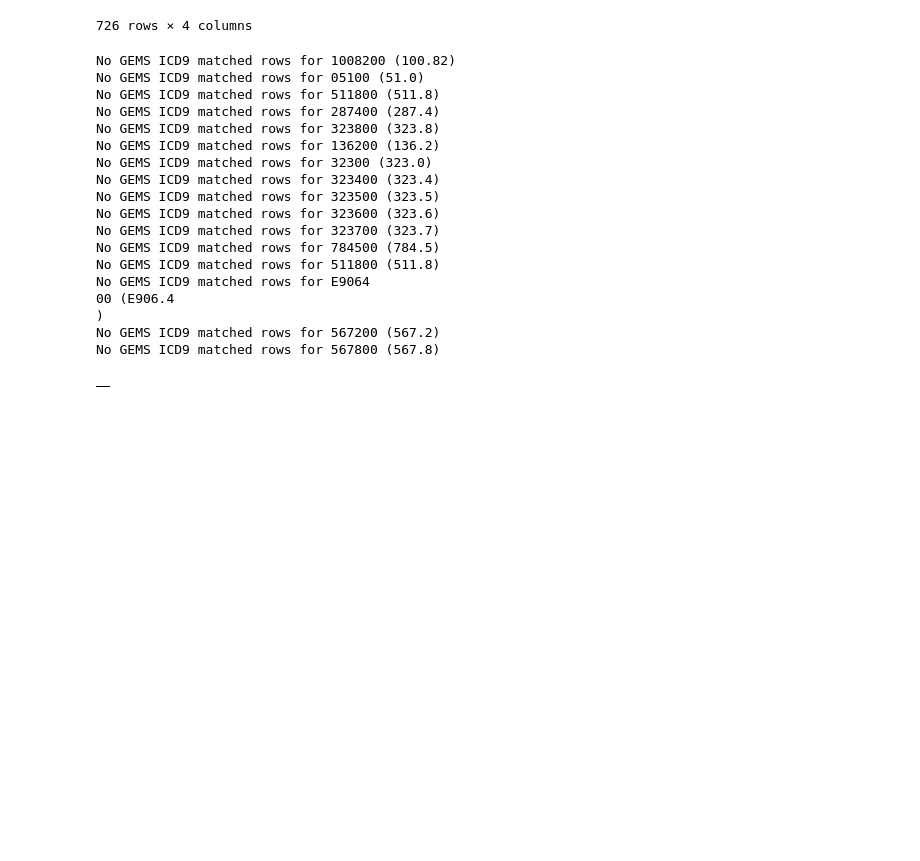
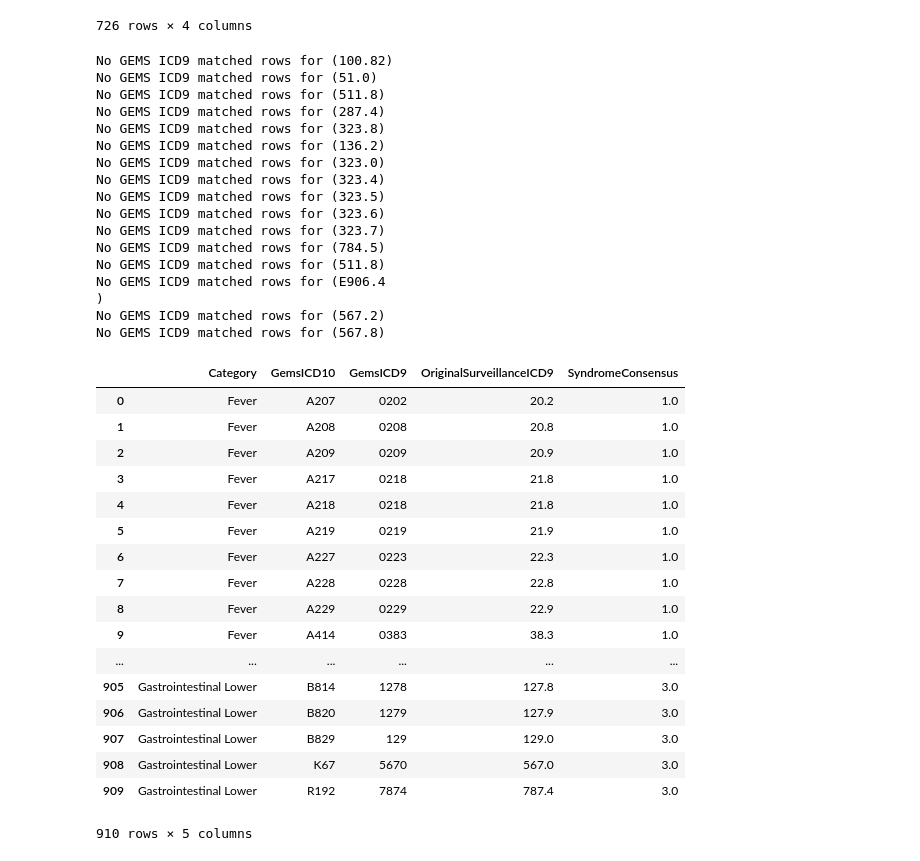
Before and after one commit to burgersmoke/ICD10SyndromeCodes, a Jupyter notebook: notebooks/SyndromeConversionICD10.ipynb, the cells around one changed output. Saved outputs shown, nothing was run; the diff lists cells and outputs as text; code cells hidden in the pictures; blank space fills up the shorter version.

```diff
--- a/notebooks/SyndromeConversionICD10.ipynb
+++ b/notebooks/SyndromeConversionICD10.ipynb
@@ -110,6 +110,8 @@ def get_icd10_converted_codes(icd9_syndrome_df, icd9_gems_df):
         #print(row.Index)
         #print(row)
         icd9_original_key = row['ICD9CM\n']
+        consensus = row['Consensus\n']
+        category = row['Category']
 
         if len(icd9_original_key) <= 0 or 'n' in icd9_original_key:
             #print('Skipping row with an empty key...')
@@ -121,56 +123,79 @@ def get_icd10_converted_codes(icd9_syndrome_df, icd9_gems_df):
         left_part = icd9_parts[0]
 
         # default to 0 in case there is no explicit part right of the decimal point
         right_part = ''
         if len(icd9_parts) > 1:
             # if this is a zero, let is pass through so we can try all varying numbers of
             # trailing zeroes in the key
             if icd9_parts[1] != '0':
                 right_part = icd9_parts[1]
 
         if len(left_part) == 1:
             left_part = '00' + left_part
         elif len(left_part) == 2:
             left_part = '0' + left_part
 
         # now let's put together a key that we can use for lookups in the GEMS mappingrows
         icd9_gems_key = left_part + right_part
-        icd10_matched_rows = icd9_gems_df[icd9_gems_df[GEMS_ICD9_COL] == icd9_gems_key]
-        if len(icd10_matched_rows) == 0:
+        icd10_match_df = icd9_gems_df[icd9_gems_df[GEMS_ICD9_COL] == icd9_gems_key]
+        if len(icd10_match_df) == 0:
             # let's try to add a ZERO to the end of the key in case this might match
             icd9_gems_key = icd9_gems_key + '0'
-            icd10_matched_rows = icd9_gems_df[icd9_gems_df[GEMS_ICD9_COL] == icd9_gems_key]
+            icd10_match_df = icd9_gems_df[icd9_gems_df[GEMS_ICD9_COL] == icd9_gems_key]
 
-            if len(icd10_matched_rows) == 0:
+            if len(icd10_match_df) == 0:
                 # let's try to add ANOTHER  ZERO to the end of the key in case this might match
                 icd9_gems_key = icd9_gems_key + '0'
-                icd10_matched_rows = icd9_gems_df[icd9_gems_df[GEMS_ICD9_COL] == icd9_gems_key]
+                icd10_match_df = icd9_gems_df[icd9_gems_df[GEMS_ICD9_COL] == icd9_gems_key]
 
-        if len(icd10_matched_rows) == 0:
-            print('No GEMS ICD9 matched rows for {0} ({1})'.format(icd9_gems_key, icd9_original_key))
-        #print(icd10_rows)
+        if len(icd10_match_df) == 0:
+            print('No GEMS ICD9 matched rows for ({0})'.format(icd9_original_key))
+        else:
+            for match_index, match_row in icd10_match_df.iterrows():
+                match_row = {GEMS_ICD9_COL : match_row[GEMS_ICD9_COL],
+                            GEMS_ICD10_COL : match_row[GEMS_ICD10_COL],
+                            'OriginalSurveillanceICD9' : icd9_original_key,
+                            SYNDROME_CATEGORY_COL : category,
+                            'SyndromeConsensus' : consensus}
+                icd10_rows.append(match_row)
 
     return pd.DataFrame(icd10_rows)
 
 icd10_surveillance_df = get_icd10_converted_codes(syndrome_combined_df, icd9_to_icd10_df)
 display(icd10_surveillance_df)
 # %% [output]
-No GEMS ICD9 matched rows for 1008200 (100.82)
-No GEMS ICD9 matched rows for 05100 (51.0)
-No GEMS ICD9 matched rows for 511800 (511.8)
-No GEMS ICD9 matched rows for 287400 (287.4)
-No GEMS ICD9 matched rows for 323800 (323.8)
-No GEMS ICD9 matched rows for 136200 (136.2)
-No GEMS ICD9 matched rows for 32300 (323.0)
-No GEMS ICD9 matched rows for 323400 (323.4)
-No GEMS ICD9 matched rows for 323500 (323.5)
-No GEMS ICD9 matched rows for 323600 (323.6)
-No GEMS ICD9 matched rows for 323700 (323.7)
-No GEMS ICD9 matched rows for 784500 (784.5)
-No GEMS ICD9 matched rows for 511800 (511.8)
-No GEMS ICD9 matched rows for E9064
-00 (E906.4
+No GEMS ICD9 matched rows for (100.82)
+No GEMS ICD9 matched rows for (51.0)
+No GEMS ICD9 matched rows for (511.8)
+No GEMS ICD9 matched rows for (287.4)
+No GEMS ICD9 matched rows for (323.8)
+No GEMS ICD9 matched rows for (136.2)
+No GEMS ICD9 matched rows for (323.0)
+No GEMS ICD9 matched rows for (323.4)
+No GEMS ICD9 matched rows for (323.5)
+No GEMS ICD9 matched rows for (323.6)
+No GEMS ICD9 matched rows for (323.7)
+No GEMS ICD9 matched rows for (784.5)
+No GEMS ICD9 matched rows for (511.8)
+No GEMS ICD9 matched rows for (E906.4
 )
-No GEMS ICD9 matched rows for 567200 (567.2)
-No GEMS ICD9 matched rows for 567800 (567.8)
+No GEMS ICD9 matched rows for (567.2)
+No GEMS ICD9 matched rows for (567.8)
-|  |
+|  | Category | GemsICD10 | GemsICD9 | OriginalSurveillanceICD9 | SyndromeConsensus |
+| 0 | Fever | A207 | 0202 | 20.2 | 1.0 |
+| 1 | Fever | A208 | 0208 | 20.8 | 1.0 |
+| 2 | Fever | A209 | 0209 | 20.9 | 1.0 |
+| 3 | Fever | A217 | 0218 | 21.8 | 1.0 |
+| 4 | Fever | A218 | 0218 | 21.8 | 1.0 |
+| 5 | Fever | A219 | 0219 | 21.9 | 1.0 |
+| 6 | Fever | A227 | 0223 | 22.3 | 1.0 |
+| 7 | Fever | A228 | 0228 | 22.8 | 1.0 |
+| 8 | Fever | A229 | 0229 | 22.9 | 1.0 |
+| 9 | Fever | A414 | 0383 | 38.3 | 1.0 |
+| ... | ... | ... | ... | ... | ... |
+| 905 | Gastrointestinal Lower | B814 | 1278 | 127.8 | 3.0 |
+| 906 | Gastrointestinal Lower | B820 | 1279 | 127.9 | 3.0 |
+| 907 | Gastrointestinal Lower | B829 | 129 | 129.0 | 3.0 |
+| 908 | Gastrointestinal Lower | K67 | 5670 | 567.0 | 3.0 |
+| 909 | Gastrointestinal Lower | R192 | 7874 | 787.4 | 3.0 |
+910 rows × 5 columns
```
Also changed, not shown: parts of 1 cell of this notebook, 1 other file.
